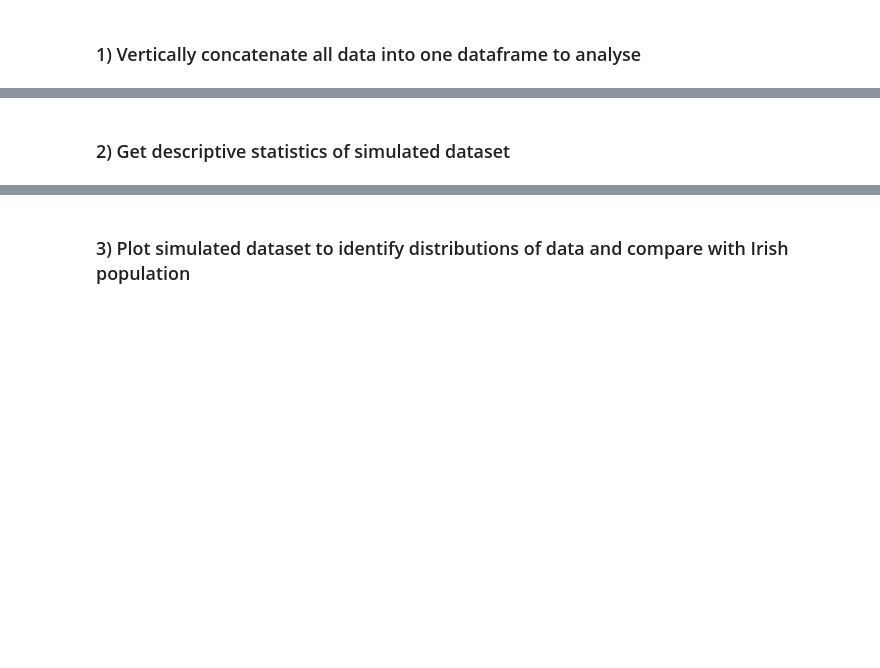
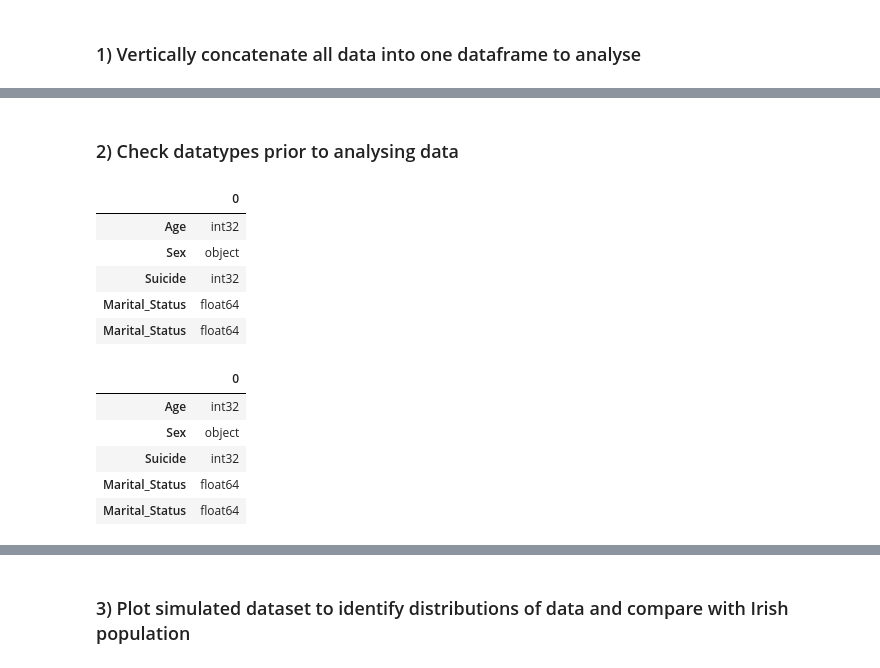
Before and after one commit to roisinanglim/suicide_rates, a Jupyter notebook: suicide _rates_data_simulation.ipynb, the cells around one changed output, grey strips where cells are left out. Saved outputs shown, nothing was run; the diff lists cells and outputs as text; code cells hidden in the pictures; blank space fills up the shorter version.

```diff
--- a/suicide _rates_data_simulation.ipynb
+++ b/suicide _rates_data_simulation.ipynb
@@ -448,2 +548,27 @@ print(verify_seed)
-# %% [markdown]
-### 2) Get descriptive statistics of simulated dataset
+# %% [markdown]
+
+### 2) Check datatypes prior to analysing data
+# %%
+#Show datatypes for all variables in the dataset
+types = pd.DataFrame(Total_data.dtypes)
+types
+#Convert from objects to integers
+Total_data['Age'] = Total_data.Age.astype(int)
+Total_data['Suicide'] = Total_data.Suicide.astype(int)
+
+#Verify objects have been converted to integers
+type1 = pd.DataFrame(Total_data.dtypes)
+type1
+# %% [output]
+|  | 0 |
+| Age | int32 |
+| Sex | object |
+| Suicide | int32 |
+| Marital_Status | float64 |
+| Marital_Status | float64 |
+|  | 0 |
+| Age | int32 |
+| Sex | object |
+| Suicide | int32 |
+| Marital_Status | float64 |
+| Marital_Status | float64 |
```
Also changed, not shown: parts of 19 cells of this notebook.
